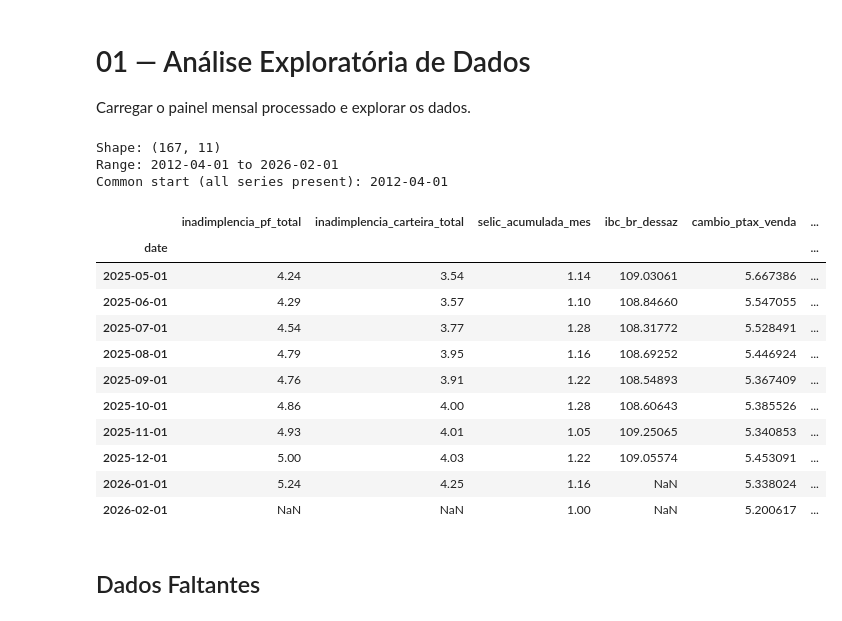
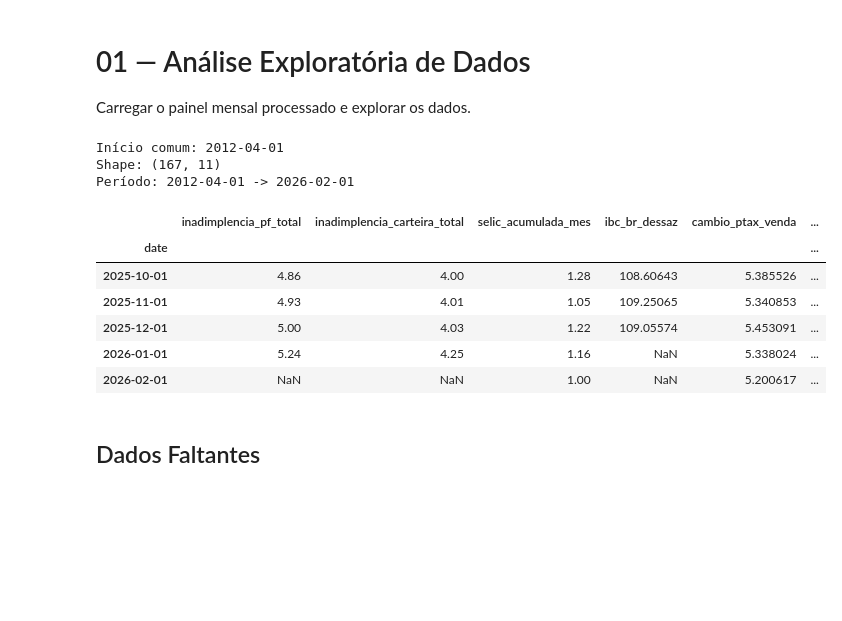
Before and after one commit to BrunoRaphaell/nowcasting, a Jupyter notebook: notebooks/01_eda.ipynb, the cells around one changed output. Drawn from its saved outputs; the diff is of its cells as text; code cells hidden in the pictures; blank space fills up the shorter version.

```diff
--- a/notebooks/01_eda.ipynb
+++ b/notebooks/01_eda.ipynb
@@ -35,24 +35,20 @@ pd.options.display.max_columns = 20
 # %%
 panel = pd.read_parquet("../data/processed/panel.parquet")
 
 common_start = panel.dropna().index.min()
 panel = panel.loc[common_start:]
 
+
+print(f"Início comum: {common_start.date()}")
 print(f"Shape: {panel.shape}")
-print(f"Range: {panel.index.min().date()} to {panel.index.max().date()}")
-print(f"Common start (all series present): {common_start.date()}")
-panel.tail(10)
+print(f"Período: {panel.index.min().date()} -> {panel.index.max().date()}")
+panel.tail()
 # %% [output]
+Início comum: 2012-04-01
 Shape: (167, 11)
-Range: 2012-04-01 to 2026-02-01
-Common start (all series present): 2012-04-01
+Período: 2012-04-01 -> 2026-02-01
 |  | inadimplencia_pf_total | inadimplencia_carteira_total | selic_acumulada_mes | ibc_br_dessaz | cambio_ptax_venda | ... |
 | date |  |  |  |  |  | ... |
-| 2025-05-01 | 4.24 | 3.54 | 1.14 | 109.03061 | 5.667386 | ... |
-| 2025-06-01 | 4.29 | 3.57 | 1.10 | 108.84660 | 5.547055 | ... |
-| 2025-07-01 | 4.54 | 3.77 | 1.28 | 108.31772 | 5.528491 | ... |
-| 2025-08-01 | 4.79 | 3.95 | 1.16 | 108.69252 | 5.446924 | ... |
-| 2025-09-01 | 4.76 | 3.91 | 1.22 | 108.54893 | 5.367409 | ... |
 | 2025-10-01 | 4.86 | 4.00 | 1.28 | 108.60643 | 5.385526 | ... |
 | 2025-11-01 | 4.93 | 4.01 | 1.05 | 109.25065 | 5.340853 | ... |
 | 2025-12-01 | 5.00 | 4.03 | 1.22 | 109.05574 | 5.453091 | ... |
```
Also changed, not shown: 5 other files.
